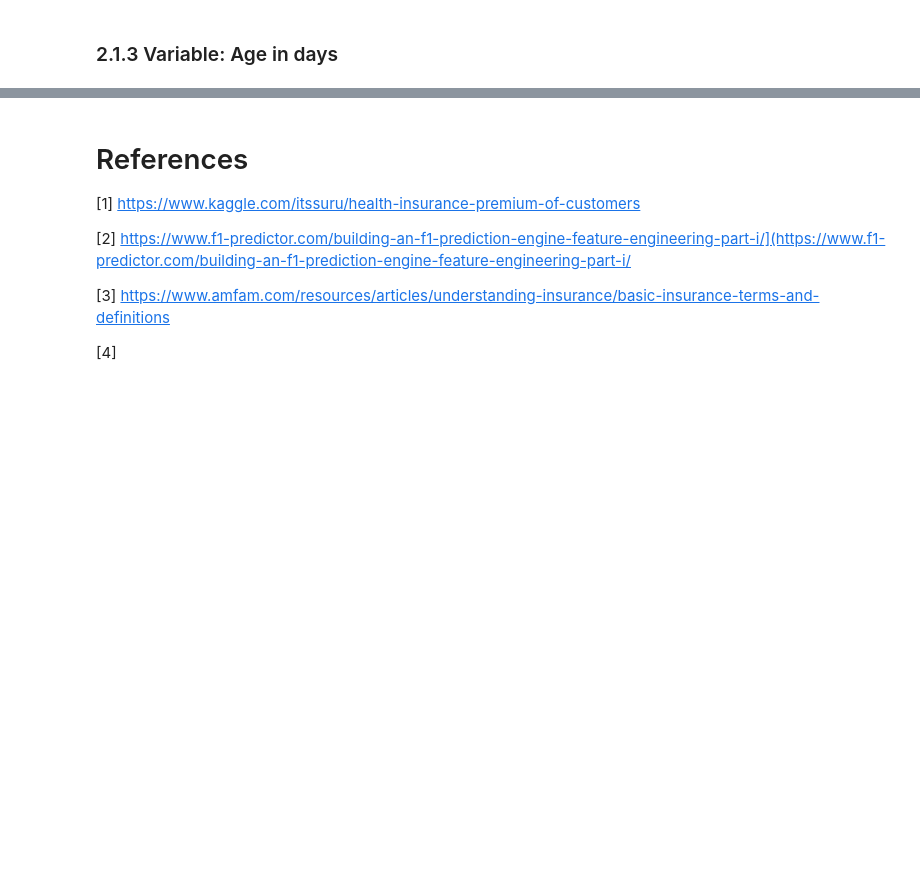
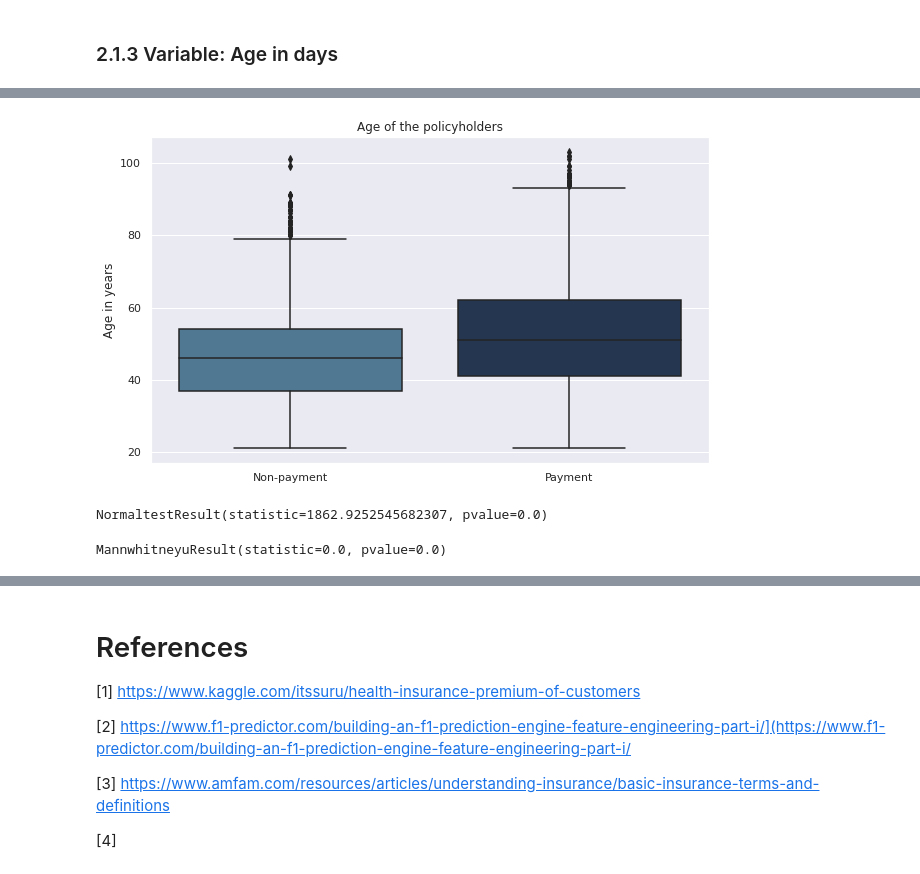
Before and after one commit to mefonseca/Insurance_payment, a Jupyter notebook: Non_payment_of_insurance_premium.ipynb, the cells around one changed output, grey strips where cells are left out. Drawn from its saved outputs; the diff is of its cells as text; code cells hidden in the pictures; blank space fills up the shorter version.

```diff
--- a/Non_payment_of_insurance_premium.ipynb
+++ b/Non_payment_of_insurance_premium.ipynb
@@ -226,0 +241,15 @@ MannwhitneyuResult(statistic=572165216.5, pvalue=0.0)
+# %%
+fig, ax = plt.subplots(figsize=(10,6))
+sns.boxplot(x=train["target_text"], y=train["age_in_days"]/365, palette=["#457b9d", "#1d3557"], ax=ax)
+ax.set(xlabel='', ylabel='Age in years', title='Age of the policyholders')
+plt.show()
+# %% [output]
+[figure, added]
+# %%
+stats.normaltest(train['age_in_days'])
+# %% [output]
+NormaltestResult(statistic=1862.9252545682307, pvalue=0.0)
+# %%
+mannwhitneyu(train['age_in_days'], train['target'])
+# %% [output]
+MannwhitneyuResult(statistic=0.0, pvalue=0.0)
```
Also changed, not shown: parts of 7 cells of this notebook.
